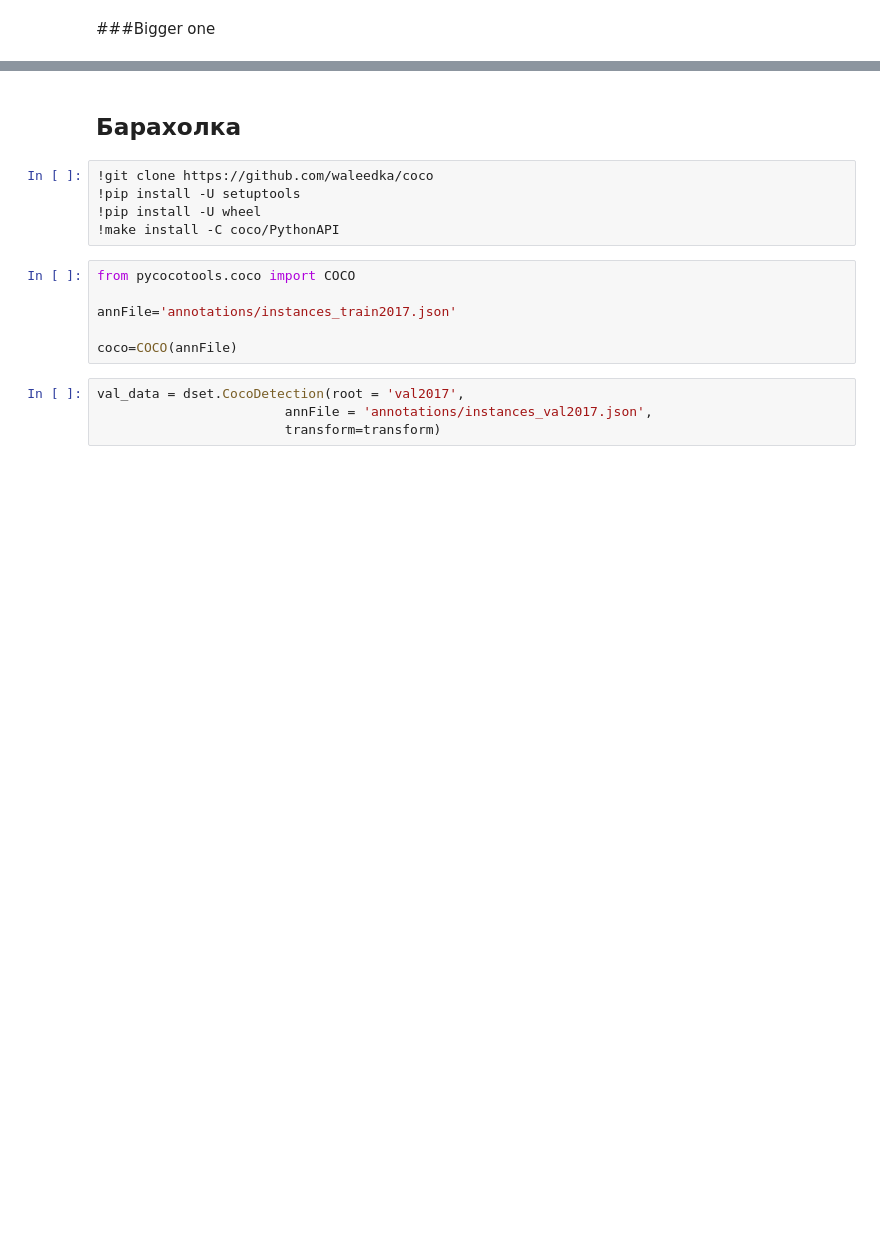
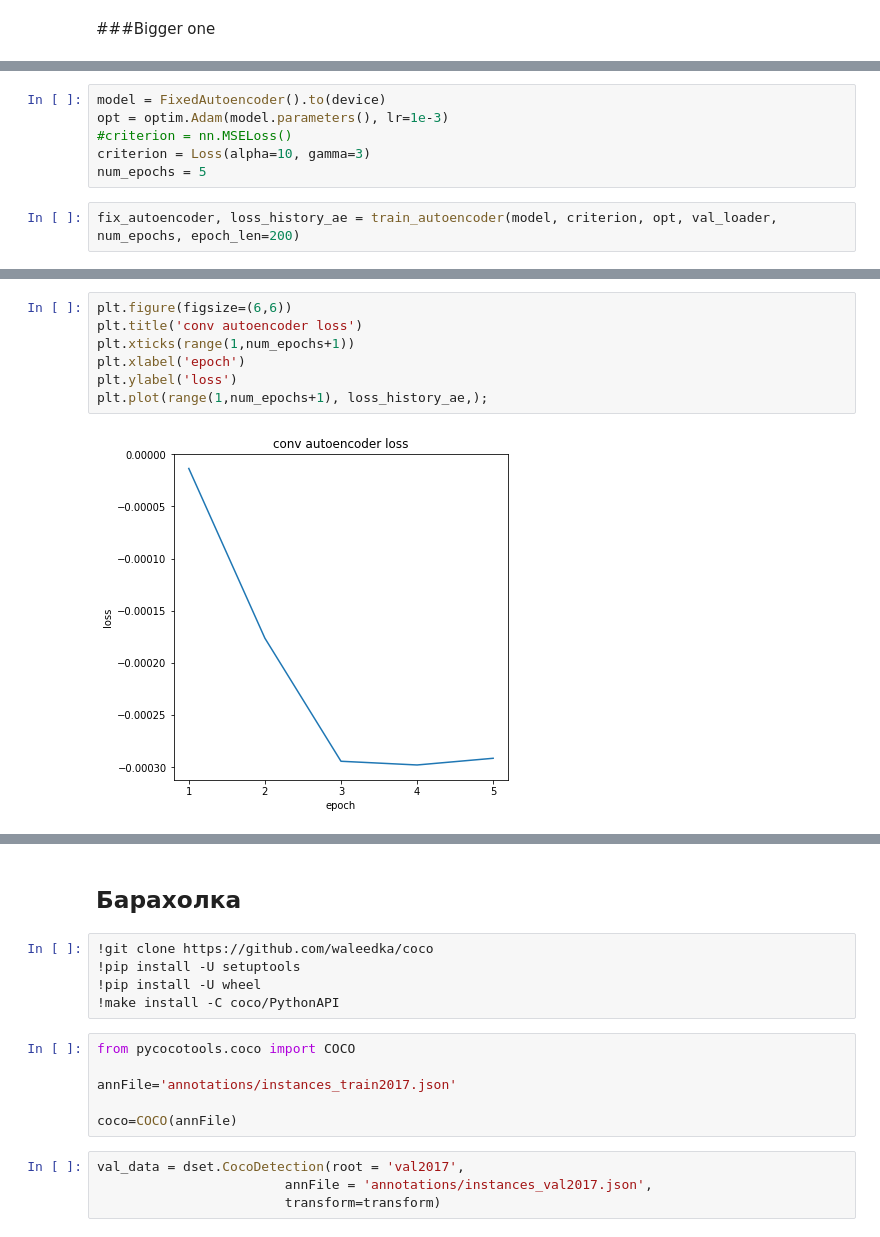
Before and after one commit to a-chubcheva/Instance_segmentation, a Jupyter notebook: Test.ipynb, the cells around one changed output, grey strips where cells are left out. Cells and saved outputs as stored; diff of their text form; blank space fills up the shorter version.

```diff
--- a/Test.ipynb
+++ b/Test.ipynb
@@ -437,0 +552,8 @@ plt.imshow(hid1.detach().cpu().squeeze().numpy());
+# %%
+model = FixedAutoencoder().to(device)
+opt = optim.Adam(model.parameters(), lr=1e-3)
+#criterion = nn.MSELoss()
+criterion = Loss(alpha=10, gamma=3)
+num_epochs = 5
+# %%
+fix_autoencoder, loss_history_ae = train_autoencoder(model, criterion, opt, val_loader, num_epochs, epoch_len=200)
@@ -437,0 +566,9 @@ plt.imshow(hid1.detach().cpu().squeeze().numpy());
+# %%
+plt.figure(figsize=(6,6))
+plt.title('conv autoencoder loss')
+plt.xticks(range(1,num_epochs+1))
+plt.xlabel('epoch')
+plt.ylabel('loss')
+plt.plot(range(1,num_epochs+1), loss_history_ae,);
+# %% [output]
+[figure, added]
```
Also changed, not shown: parts of 25 cells of this notebook.
